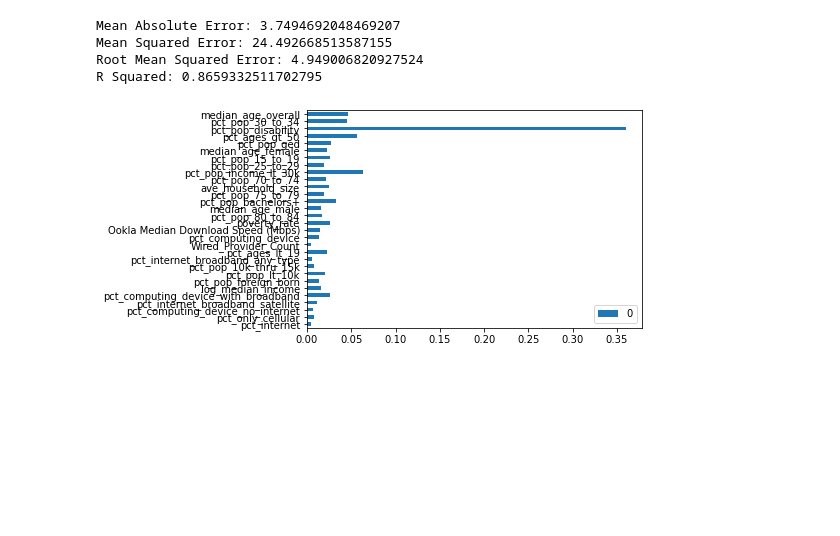
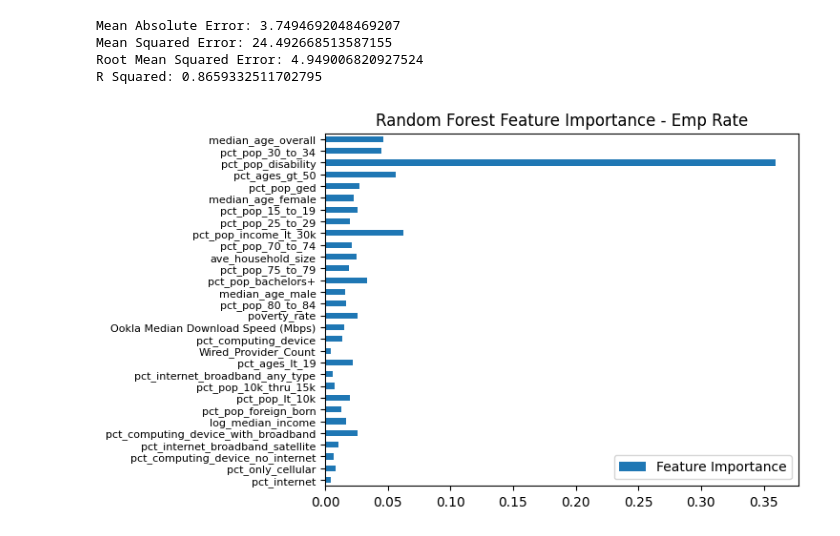
Before and after one commit to jcweaver/broadband-capstone, a Jupyter notebook: notebooks/modeling/employment_rate/Sarah_FCC_Emp_Rate_Random_Forest.ipynb, the cells around one changed output. Drawn from its saved outputs; the diff is of its cells as text; code cells hidden in the pictures; blank space fills up the shorter version.

Commit message:
update feature importance

```diff
--- a/notebooks/modeling/employment_rate/Sarah_FCC_Emp_Rate_Random_Forest.ipynb
+++ b/notebooks/modeling/employment_rate/Sarah_FCC_Emp_Rate_Random_Forest.ipynb
@@ -12,7 +12,7 @@ from sklearn.ensemble import RandomForestRegressor
 from sklearn.preprocessing import StandardScaler
 import pickle
 # %%
-data = pd.read_csv(r'C:\\github\\broadband-capstone\\data\\current_data\\train_3.csv')
+data = pd.read_csv(r'E:\\github\\broadband-capstone\\data\\current_data\\train_3.csv')
 data = data.set_index('tract_geoid')
 data = data.loc[:,data.dtypes =='float64']
 data=data.dropna(how='any', axis = 1)
@@ -613,11 +613,13 @@ Mean Squared Error: 24.492668513587155
 Root Mean Squared Error: 4.949006820927524
 R Squared: 0.8659332511702795
 # %%
-feature_importances = pd.DataFrame(regressor.feature_importances_, index = x_variables)
+feature_importances = pd.DataFrame(regressor.feature_importances_, index = x_variables, columns = ['Feature Importance'])
 
-feature_importances.plot.barh()
-feature_importances.to_clipboard()
+feature_importances.plot.barh(title = 'Random Forest Feature Importance - Emp Rate')
+plt.yticks(fontsize=8)
+plt.show()
+# feature_importances.to_clipboard()
 # %% [output]
-[figure, old version]
+[figure, new version]
 # %%
 pickle.dump(regressor, open('emp_rate_rf_user_exp', 'wb'))
```
Also changed, not shown: parts of 1 cell of this notebook.
